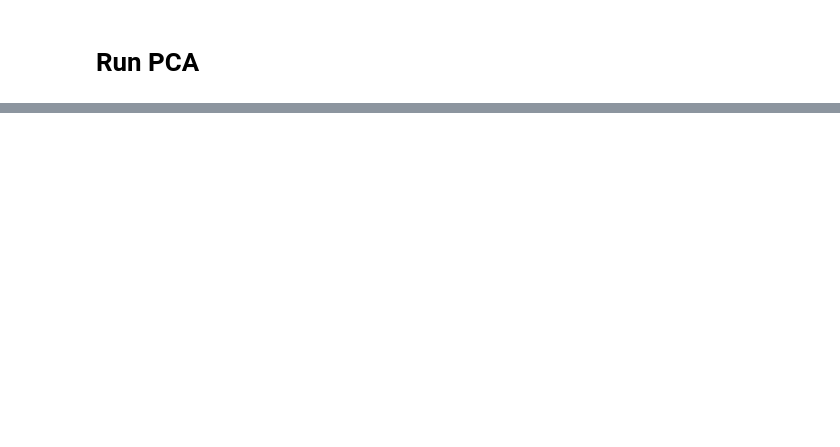
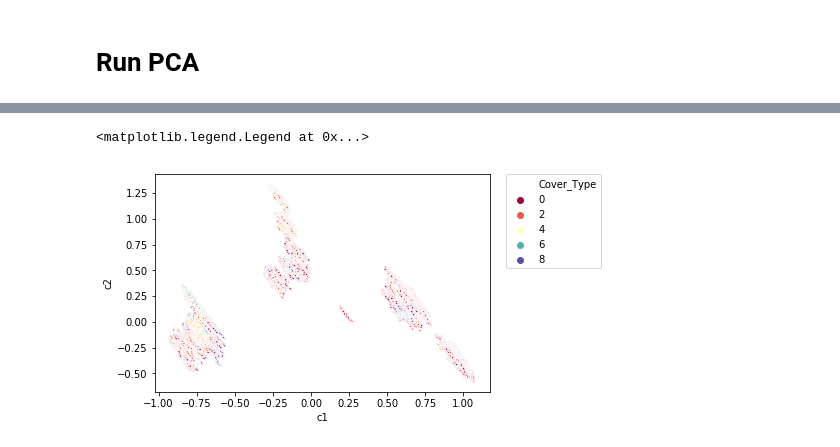
Before and after one commit to Greg-S-12/Tree-Cover-Classification-Project, a Jupyter notebook: Modelling_greg.ipynb, the cells around one changed output, grey strips where cells are left out. Drawn from its saved outputs; the diff is of its cells as text; code cells hidden in the pictures; blank space fills up the shorter version.

```diff
--- a/Modelling_greg.ipynb
+++ b/Modelling_greg.ipynb
@@ -155,3 +143,9 @@ plt.legend(bbox_to_anchor=(1.05, 1), loc=2, borderaxespad=0.)
+# %%
+sns.scatterplot(data=df_new, x='c1',y='c2',hue="Cover_Type",palette='Spectral',s=5)
+plt.legend(bbox_to_anchor=(1.05, 1), loc=2, borderaxespad=0.)
+# %% [output]
+<matplotlib.legend.Legend at 0x...>
+[figure, added]
 # %%
 vects = pca.components_[:4]
 # %%
```
Also changed, not shown: parts of 14 cells of this notebook, 2 other files.
